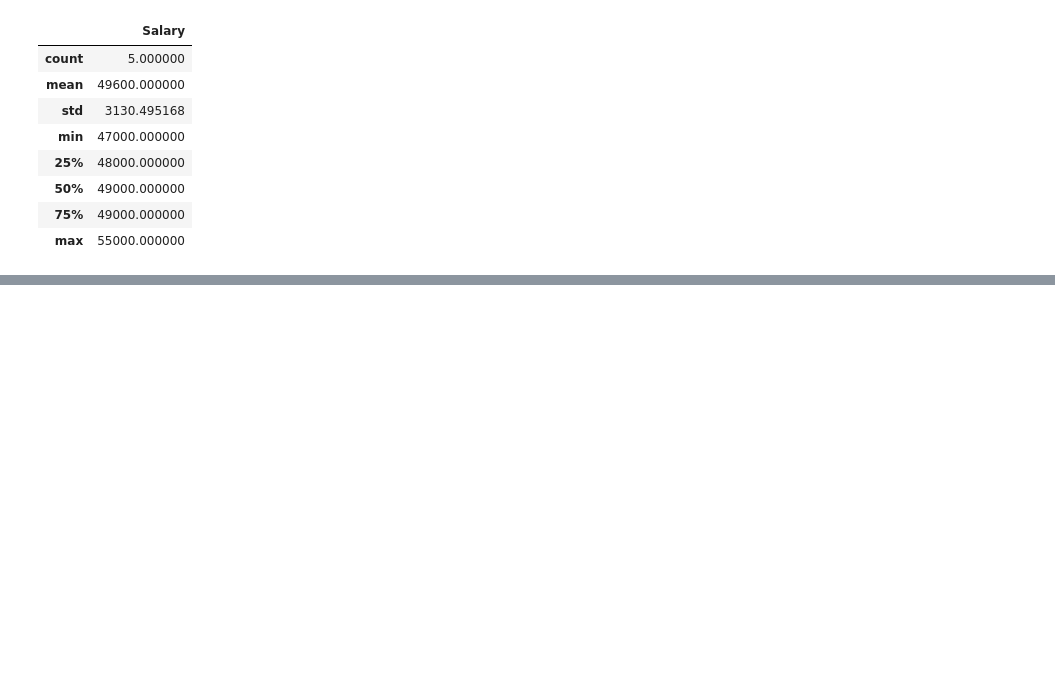
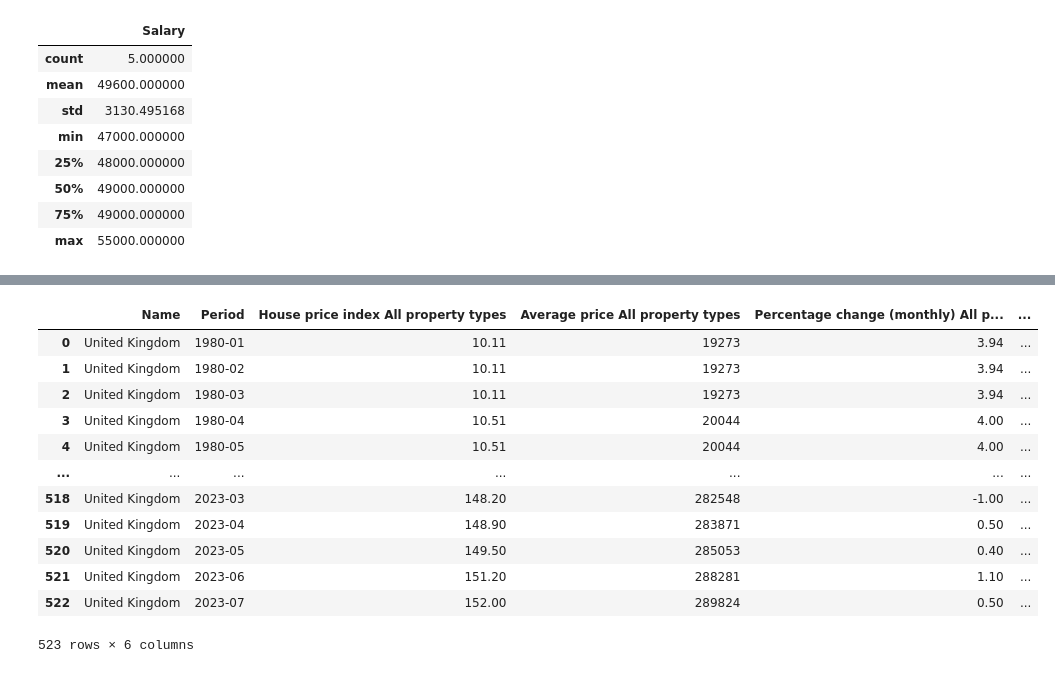
Before and after one commit to divaid666/python-d2i-introduction, a Jupyter notebook: Python_tutorial_code/module_1.ipynb, the cells around one changed output, grey strips where cells are left out. Saved outputs shown, nothing was run; the diff lists cells and outputs as text; code cells hidden in the pictures; blank space fills up the shorter version.

```diff
--- a/Python_tutorial_code/module_1.ipynb
+++ b/Python_tutorial_code/module_1.ipynb
@@ -467,0 +536,18 @@ employees.describe()
+# %%
+filepath = "https://raw.githubusercontent.com/data-to-insight/ERN-sessions/main/data/1980%202023%20average%20house%20prices.csv"
+df = pd.read_csv(filepath)
+df
+# %% [output]
+|  | Name | Period | House price index All property types | Average price All property types | Percentage change (monthly) All p... | ... |
+| 0 | United Kingdom | 1980-01 | 10.11 | 19273 | 3.94 | ... |
+| 1 | United Kingdom | 1980-02 | 10.11 | 19273 | 3.94 | ... |
+| 2 | United Kingdom | 1980-03 | 10.11 | 19273 | 3.94 | ... |
+| 3 | United Kingdom | 1980-04 | 10.51 | 20044 | 4.00 | ... |
+| 4 | United Kingdom | 1980-05 | 10.51 | 20044 | 4.00 | ... |
+| ... | ... | ... | ... | ... | ... | ... |
+| 518 | United Kingdom | 2023-03 | 148.20 | 282548 | -1.00 | ... |
+| 519 | United Kingdom | 2023-04 | 148.90 | 283871 | 0.50 | ... |
+| 520 | United Kingdom | 2023-05 | 149.50 | 285053 | 0.40 | ... |
+| 521 | United Kingdom | 2023-06 | 151.20 | 288281 | 1.10 | ... |
+| 522 | United Kingdom | 2023-07 | 152.00 | 289824 | 0.50 | ... |
+523 rows × 6 columns
```
Also changed, not shown: parts of 26 cells of this notebook, 3 other files.
